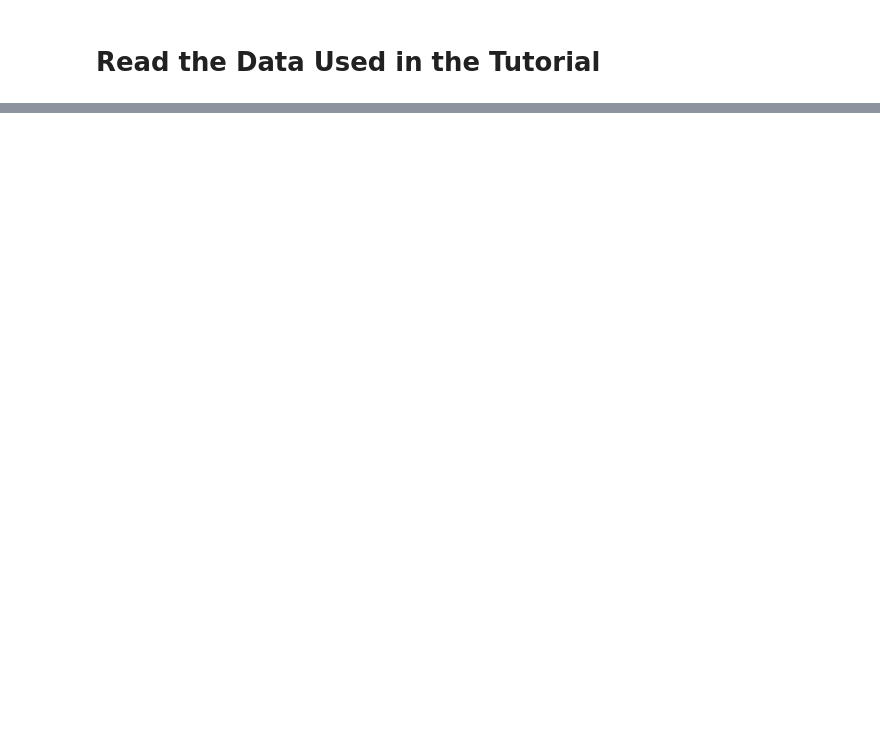
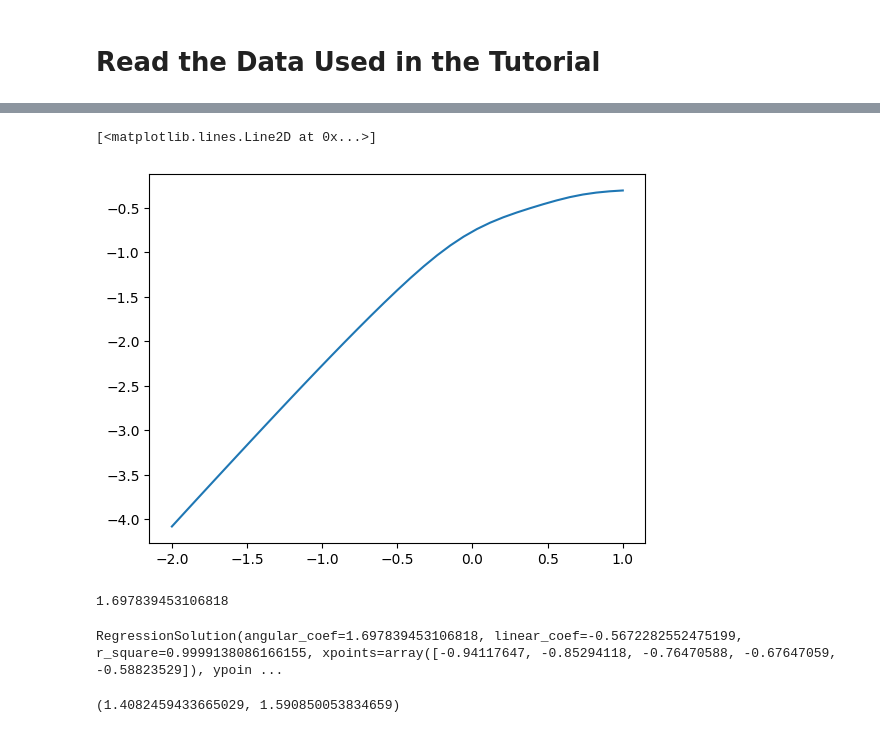
Before and after one commit to marcinmss/rain_analysis_toolbox, a Jupyter notebook: notebooks/test_multy_fractals/test05 copy.ipynb, the cells around one changed output, grey strips where cells are left out. Cells and saved outputs as stored; diff of their text form; code cells hidden in the pictures; blank space fills up the shorter version.

```diff
--- a/notebooks/test_multy_fractals/test05 copy.ipynb
+++ b/notebooks/test_multy_fractals/test05 copy.ipynb
@@ -25,0 +19,15 @@ dtm_alpha, dtm_c1 = get_alpha_c1_from_dtm(data,q)
+# %%
+q = 1.5
+lims = (-2.0, 1.0)
+x, y = get_eta_vs_kqeta_points(data,q, lims=lims)
+plt.plot(x,y)
+# %% [output]
+[<matplotlib.lines.Line2D at 0x...>]
+[figure, added]
+# %%
+zero_range = np.array([i for i in range(x.shape[0]) if -1.0 < x[i] < 0.0])
+newx, newy = x[zero_range], y[zero_range]
+n=5
+max([RegressionSolution(newx[i:i+n], newy[i:i+n]).angular_coef for i in range(newy.shape[0] - n)])
+# %% [output]
+1.697839453106818
@@ -25,0 +37,4 @@ dtm_alpha, dtm_c1 = get_alpha_c1_from_dtm(data,q)
+# %%
+max([RegressionSolution(newx[i:i+n], newy[i:i+n]) for i in range(newy.shape[0] - n)], key= lambda x: metric(x.angular_coef, x.r_square))
+# %% [output]
+RegressionSolution(angular_coef=1.697839453106818, linear_coef=-0.5672282552475199, r_square=0.9999138086166155, xpoints=array([-0.94117647, -0.85294118, -0.76470588, -0.67647059, -0.58823529]), ypoin ...
@@ -25,0 +71,7 @@ dtm_alpha, dtm_c1 = get_alpha_c1_from_dtm(data,q)
+# %%
+n = 5
+coef1 = max([RegressionSolution(sx[i:i+n], sy[i:i+n]).angular_coef for i in range(y.shape[0] - n)])
+coef2 = max([RegressionSolution(x[i:i+n], y[i:i+n]).angular_coef for i in range(y.shape[0] - n)])
+coef1, coef2
+# %% [output]
+(1.4082459433665029, 1.590850053834659)
```
Also changed, not shown: parts of 8 cells of this notebook, 4 other files.
